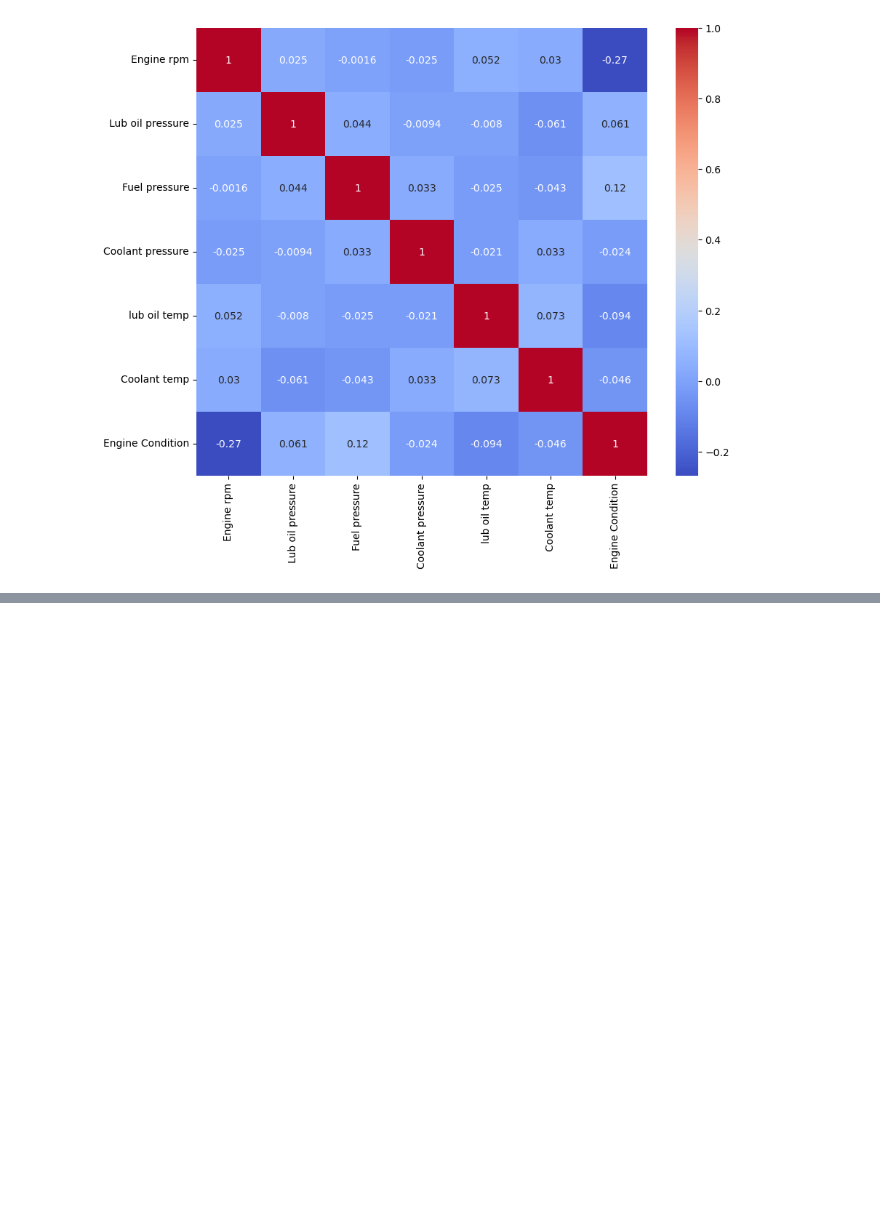
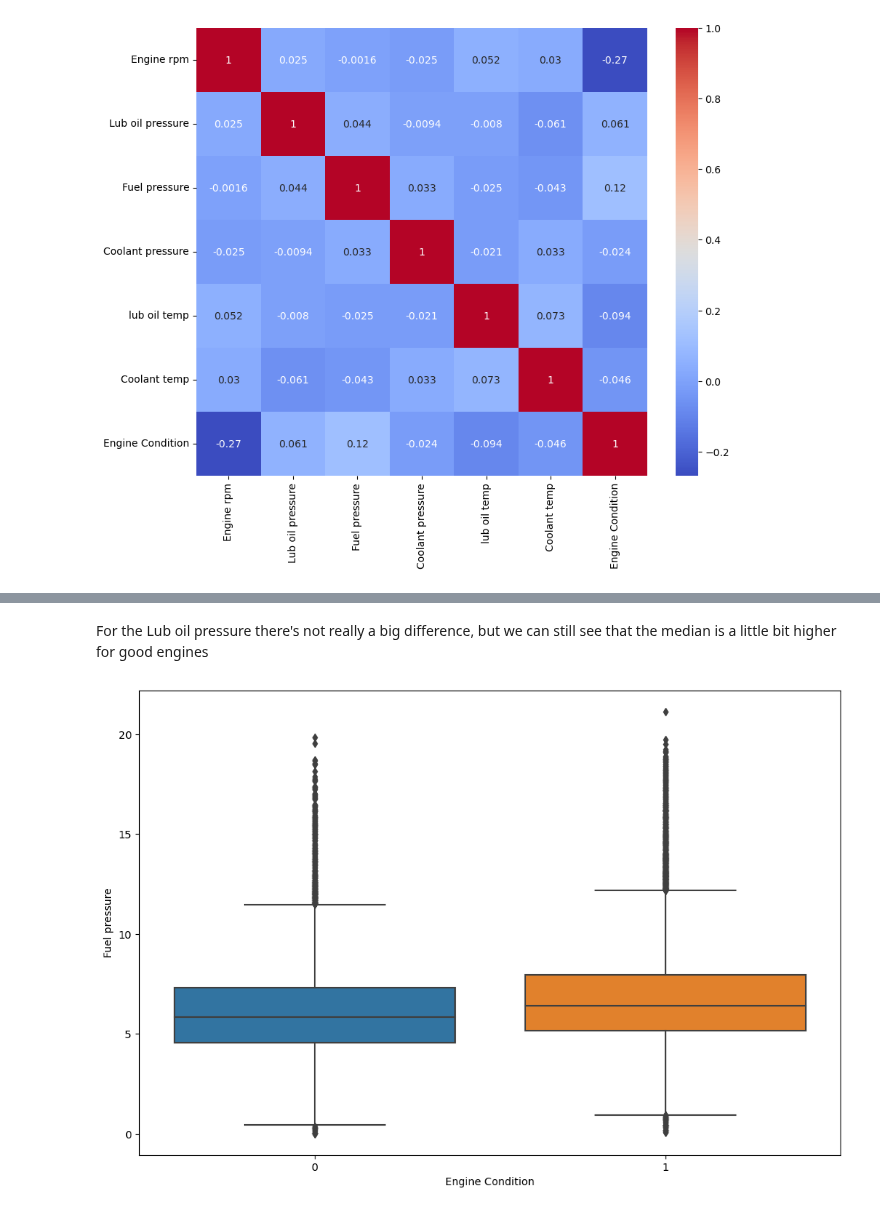
Before and after one commit to jennymorisho/Engine_Health_Condition_Prediction, a Jupyter notebook: main.ipynb, the cells around one changed output, grey strips where cells are left out. Saved outputs shown, nothing was run; the diff lists cells and outputs as text; code cells hidden in the pictures; blank space fills up the shorter version.

```diff
--- a/main.ipynb
+++ b/main.ipynb
@@ -120,0 +111,8 @@ plt.show()
+# %% [markdown]
+For the Lub oil pressure there's not really a big difference, but we can still see that the median is a little bit higher for good engines
+# %%
+plt.figure(figsize=(12, 8))
+sns.boxplot(x='Engine Condition', y='Fuel pressure', data=dataset)
+plt.show()
+# %% [output]
+[figure, added]
```
Also changed, not shown: parts of 15 cells of this notebook.
